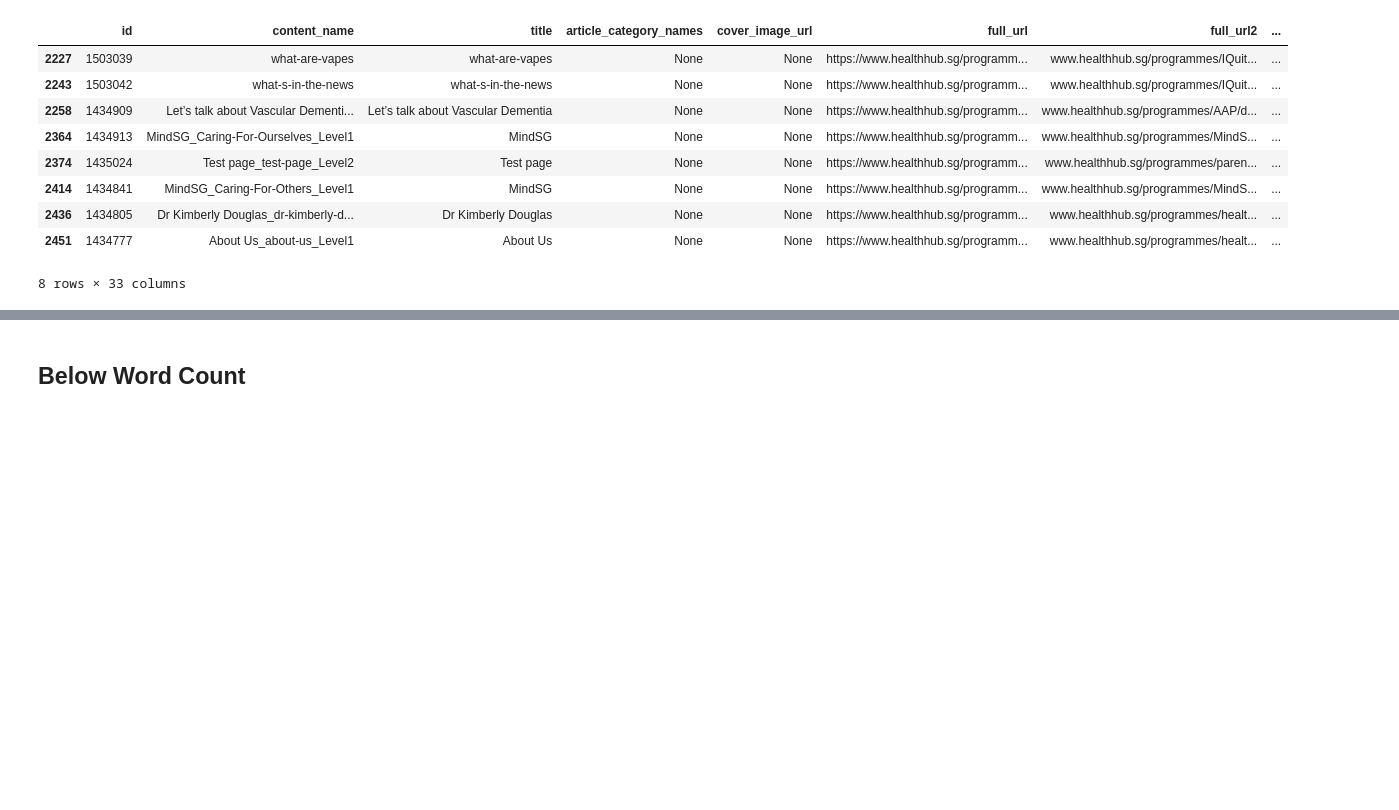
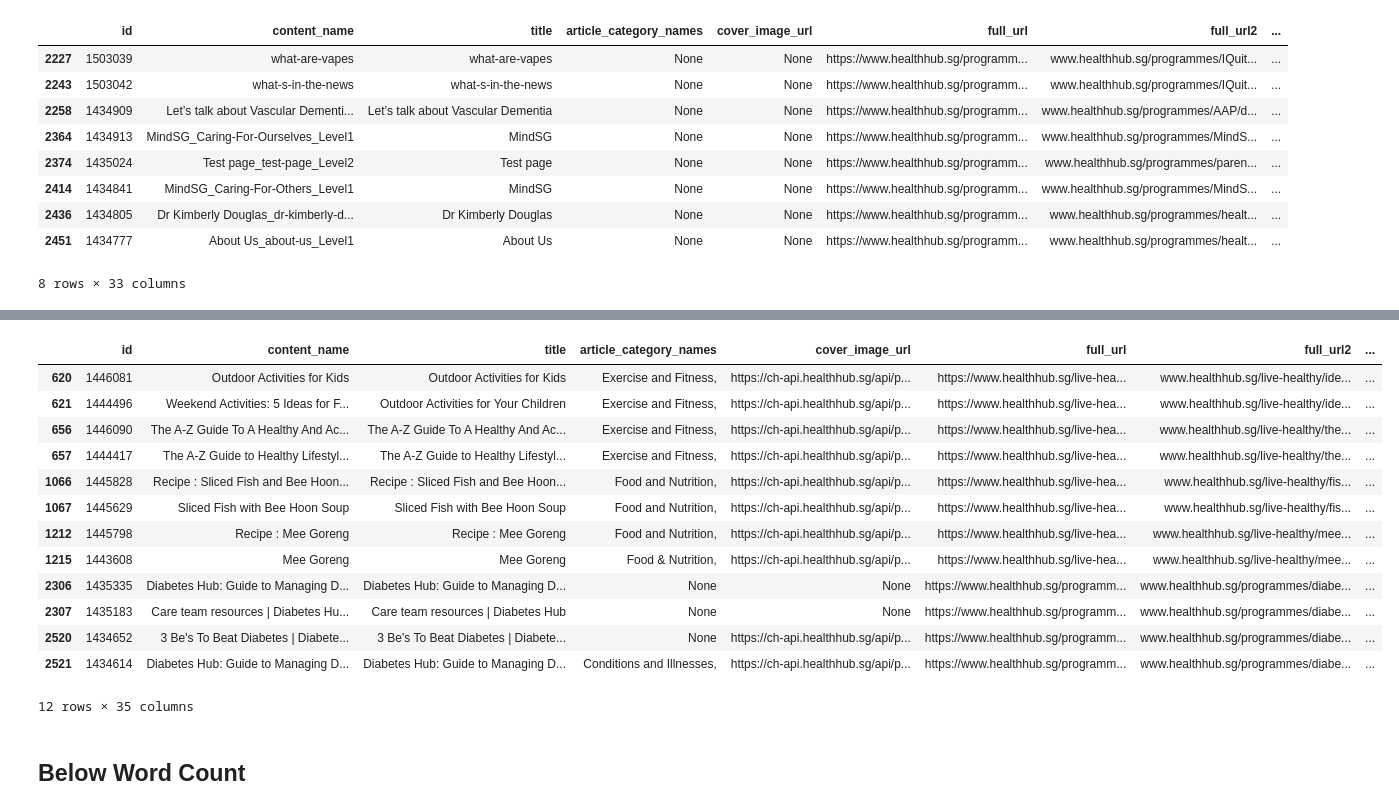
Before and after one commit to Synapxe-DNA/healthhub-content-optimization, a Jupyter notebook: content-optimization/notebooks/presentation.ipynb, the cells around one changed output, grey strips where cells are left out. Drawn from its saved outputs; the diff is of its cells as text; code cells hidden in the pictures; blank space fills up the shorter version.

```diff
--- a/content-optimization/notebooks/presentation.ipynb
+++ b/content-optimization/notebooks/presentation.ipynb
@@ -279,0 +282,8 @@ merged_data.query(
+# %%
+duplicated = merged_data[
+    (merged_data["extracted_content_body"].duplicated())
+    & (merged_data["extracted_content_body"].notna())
+    & (merged_data["extracted_content_body"] != "")
+    & (~merged_data["to_remove"])
+]
+duplicated
@@ -279,0 +343,7 @@ merged_data.query(
+# %%
+duplicated = merged_data[
+    (merged_data["full_url"].duplicated())
+    & (merged_data["full_url"].notna())
+    & (~merged_data["to_remove"])
+]
+duplicated
@@ -279,0 +360,25 @@ merged_data.query(
+# %%
+for i in range(len(duplicated)):
+    tmp = merged_data[merged_data["full_url"] == duplicated.iloc[i]["full_url"]]
+
+    indexes = tmp.index.tolist()
+    # print(indexes)
+
+    for index in indexes:
+        curr_id = merged_data.iloc[index]["id"]
+        all_ids = merged_data.loc[indexes, "id"].to_list()
+
+        # Remove current ID
+        all_ids.remove(curr_id)
+
+        # Update `to_remove`
+        merged_data.at[index, "to_remove"] = True
+
+        # Update `type` to "Duplicated URL"
+        merged_data.at[index, "type"] = "Duplicated URL"
+
+        # Update column `duplicates_with` to article IDs
+        merged_data.at[index, "duplicates_with"] = all_ids
+# %%
+merged_data.query("type == 'Duplicated URL'")
+# %% [output]
@@ -280,3 +386,17 @@ merged_data.query(
+|  | id | content_name | title | article_category_names | cover_image_url | full_url | full_url2 | ... |
+| 620 | 1446081 | Outdoor Activities for Kids | Outdoor Activities for Kids | Exercise and Fitness, | https://ch-api.healthhub.sg/api/p... | https://www.healthhub.sg/live-hea... | www.healthhub.sg/live-healthy/ide... | ... |
+| 621 | 1444496 | Weekend Activities: 5 Ideas for F... | Outdoor Activities for Your Children | Exercise and Fitness, | https://ch-api.healthhub.sg/api/p... | https://www.healthhub.sg/live-hea... | www.healthhub.sg/live-healthy/ide... | ... |
+| 656 | 1446090 | The A-Z Guide To A Healthy And Ac... | The A-Z Guide To A Healthy And Ac... | Exercise and Fitness, | https://ch-api.healthhub.sg/api/p... | https://www.healthhub.sg/live-hea... | www.healthhub.sg/live-healthy/the... | ... |
+| 657 | 1444417 | The A-Z Guide to Healthy Lifestyl... | The A-Z Guide to Healthy Lifestyl... | Exercise and Fitness, | https://ch-api.healthhub.sg/api/p... | https://www.healthhub.sg/live-hea... | www.healthhub.sg/live-healthy/the... | ... |
+| 1066 | 1445828 | Recipe : Sliced Fish and Bee Hoon... | Recipe : Sliced Fish and Bee Hoon... | Food and Nutrition, | https://ch-api.healthhub.sg/api/p... | https://www.healthhub.sg/live-hea... | www.healthhub.sg/live-healthy/fis... | ... |
+| 1067 | 1445629 | Sliced Fish with Bee Hoon Soup | Sliced Fish with Bee Hoon Soup | Food and Nutrition, | https://ch-api.healthhub.sg/api/p... | https://www.healthhub.sg/live-hea... | www.healthhub.sg/live-healthy/fis... | ... |
+| 1212 | 1445798 | Recipe : Mee Goreng | Recipe : Mee Goreng | Food and Nutrition, | https://ch-api.healthhub.sg/api/p... | https://www.healthhub.sg/live-hea... | www.healthhub.sg/live-healthy/mee... | ... |
+| 1215 | 1443608 | Mee Goreng | Mee Goreng | Food & Nutrition, | https://ch-api.healthhub.sg/api/p... | https://www.healthhub.sg/live-hea... | www.healthhub.sg/live-healthy/mee... | ... |
+| 2306 | 1435335 | Diabetes Hub: Guide to Managing D... | Diabetes Hub: Guide to Managing D... | None | None | https://www.healthhub.sg/programm... | www.healthhub.sg/programmes/diabe... | ... |
+| 2307 | 1435183 | Care team resources | Diabetes Hu... | Care team resources | Diabetes Hub | None | None | https://www.healthhub.sg/programm... | www.healthhub.sg/programmes/diabe... | ... |
+| 2520 | 1434652 | 3 Be's To Beat Diabetes | Diabete... | 3 Be's To Beat Diabetes | Diabete... | None | https://ch-api.healthhub.sg/api/p... | https://www.healthhub.sg/programm... | www.healthhub.sg/programmes/diabe... | ... |
+| 2521 | 1434614 | Diabetes Hub: Guide to Managing D... | Diabetes Hub: Guide to Managing D... | Conditions and Illnesses, | https://ch-api.healthhub.sg/api/p... | https://www.healthhub.sg/programm... | www.healthhub.sg/programmes/diabe... | ... |
+12 rows × 35 columns
 # %% [markdown]
 ## Below Word Count
 # %%
```
Also changed, not shown: parts of 37 cells of this notebook, 1 other file.
